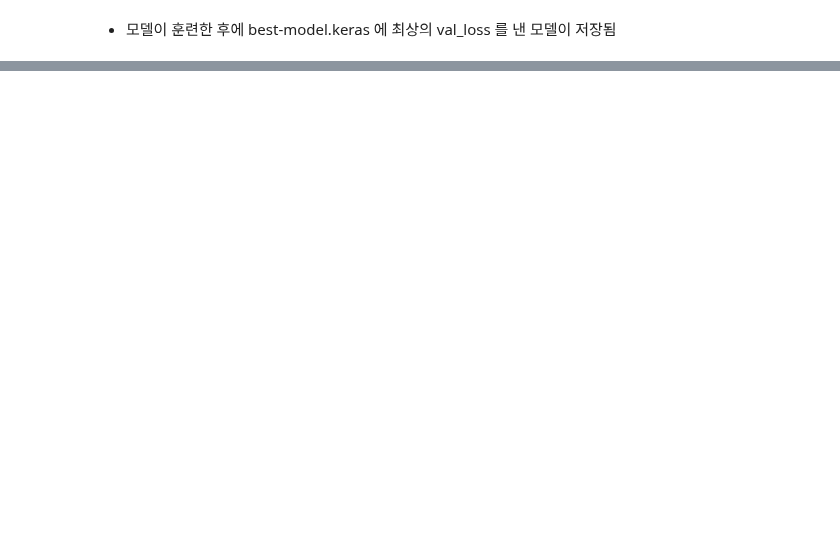
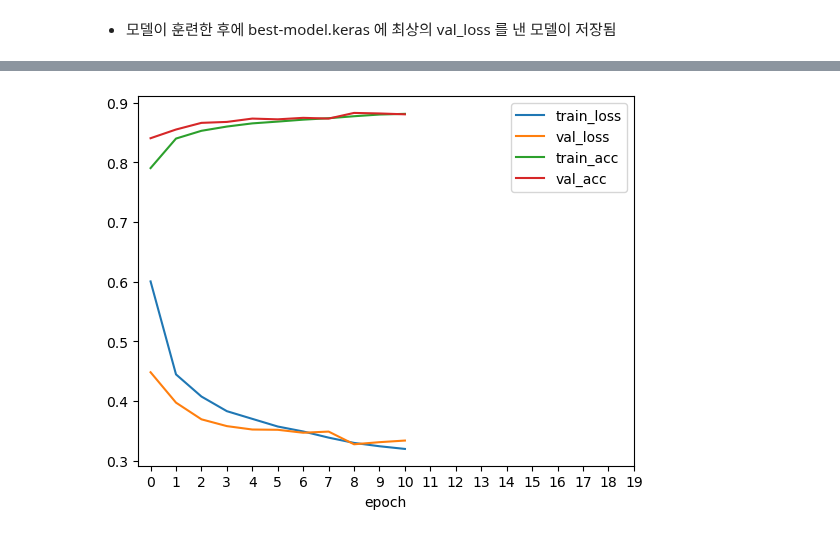
Before and after one commit to byahram/python, a Jupyter notebook: KoreaIT/03_Deep_Learning/03_신경망_모델_훈련_도구.ipynb, the cells around one changed output, grey strips where cells are left out. Cells and saved outputs as stored; diff of their text form; code cells hidden in the pictures; blank space fills up the shorter version.

```diff
--- a/KoreaIT/03_Deep_Learning/03_신경망_모델_훈련_도구.ipynb
+++ b/KoreaIT/03_Deep_Learning/03_신경망_모델_훈련_도구.ipynb
@@ -393,0 +462,6 @@ best_model.evaluate(scaled_val, y_val)
+# %%
+(x_train, y_train), (x_test, y_test) = keras.datasets.fashion_mnist.load_data()
+scaled_train = x_train / 255
+scaled_test =x_test / 255
+# %%
+es_cb = keras.callbacks.EarlyStopping(patience = 2, restore_best_weights = True)
@@ -393,0 +472,5 @@ best_model.evaluate(scaled_val, y_val)
+# %%
+model = model_fn(keras.layers.Dropout(0.3))
+model.compile(optimizer = "adam", loss = "sparse_categorical_crossentropy", metrics = ["accuracy"])
+# %%
+history = model.fit(scaled_train, y_train, epochs = 20, validation_split = 0.2, callbacks = [es_cb], batch_size = 32)
@@ -393,0 +495,13 @@ best_model.evaluate(scaled_val, y_val)
+# %%
+plt.figure()
+plt.plot(history.history["loss"], label = "train_loss")
+plt.plot(history.history["val_loss"], label = "val_loss")
+plt.plot(history.history["accuracy"], label = "train_acc")
+plt.plot(history.history["val_accuracy"], label = "val_acc")
+
+plt.xticks(ticks = range(20))
+plt.xlabel("epoch")
+plt.legend()
+plt.show()
+# %% [output]
+[figure, added]
```
Also changed, not shown: parts of 32 cells of this notebook, 4 other files.
